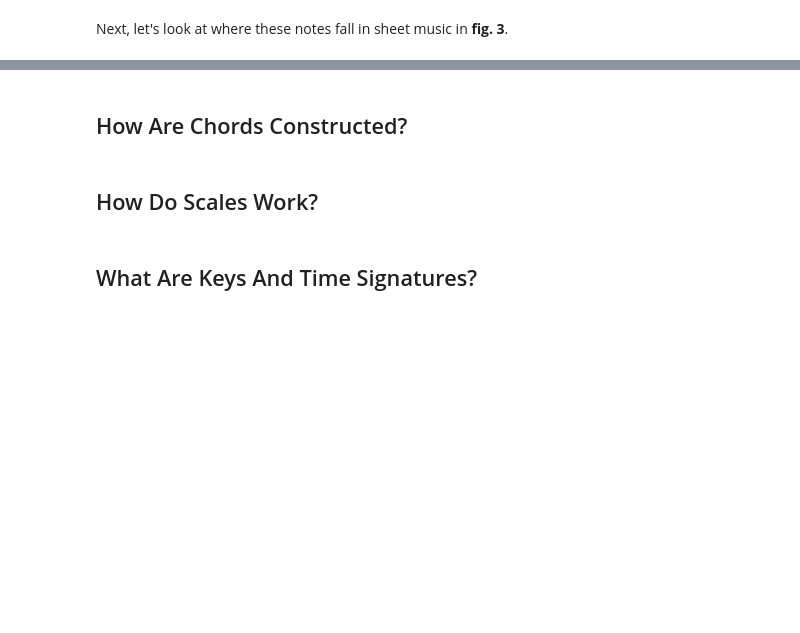
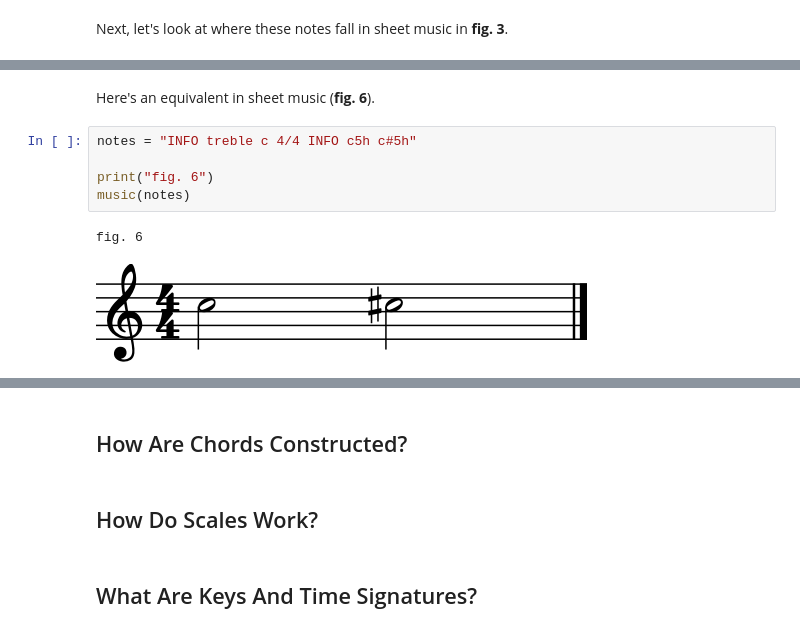
Before and after one commit to cwrightlibrary/JazzNotebooks, a Jupyter notebook: music-theory-for-guitar-players/music-theory-for-guitar-players.ipynb, the cells around one changed output, grey strips where cells are left out. Cells and saved outputs as stored; diff of their text form; blank space fills up the shorter version.

```diff
--- a/music-theory-for-guitar-players/music-theory-for-guitar-players.ipynb
+++ b/music-theory-for-guitar-players/music-theory-for-guitar-players.ipynb
@@ -332,0 +394,10 @@ fig. 3
+# %% [markdown]
+Here's an equivalent in sheet music (**fig. 6**).
+# %%
+notes = "INFO treble c 4/4 INFO c5h c#5h"
+
+print("fig. 6")
+music(notes)
+# %% [output]
+fig. 6
+[figure, added]
```
Also changed, not shown: parts of 11 cells of this notebook.
